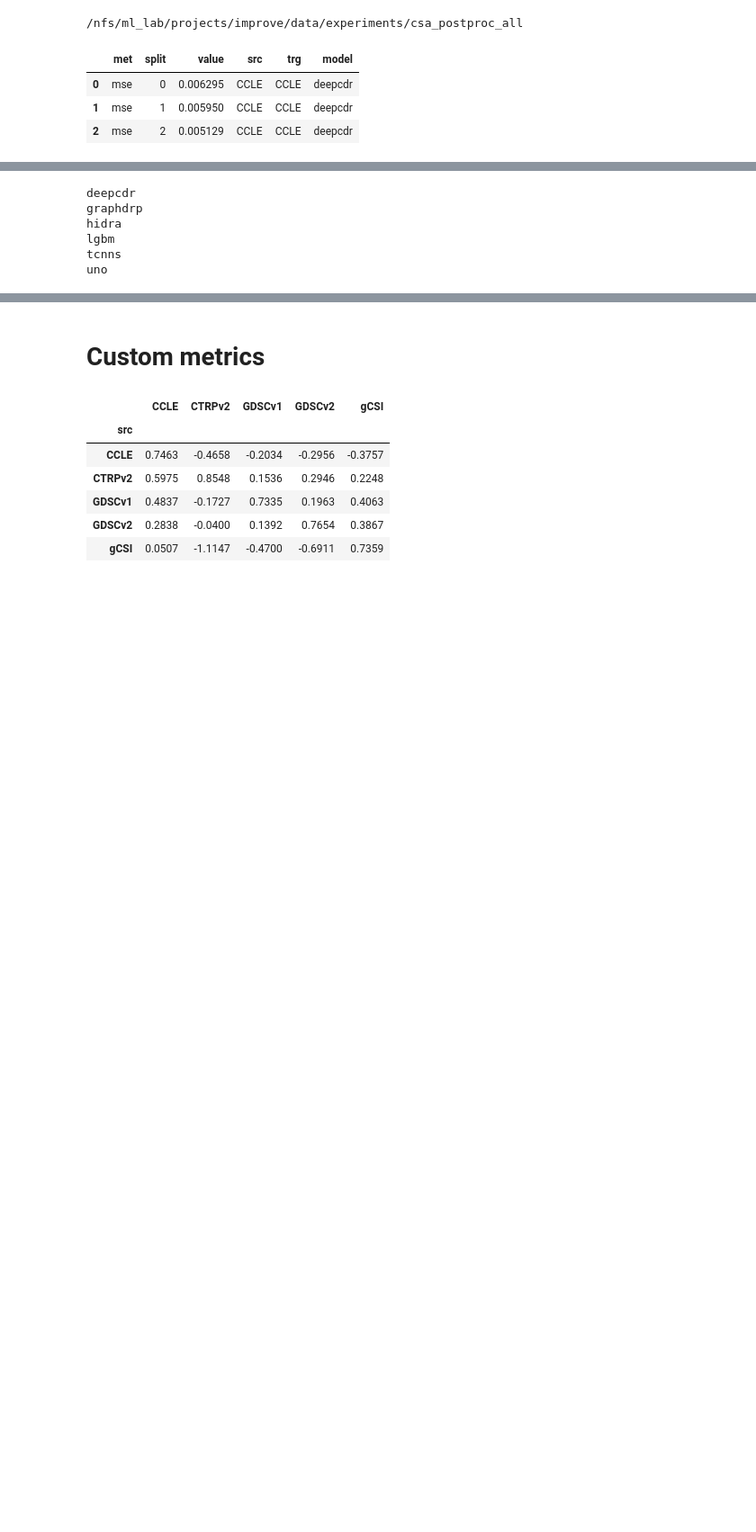
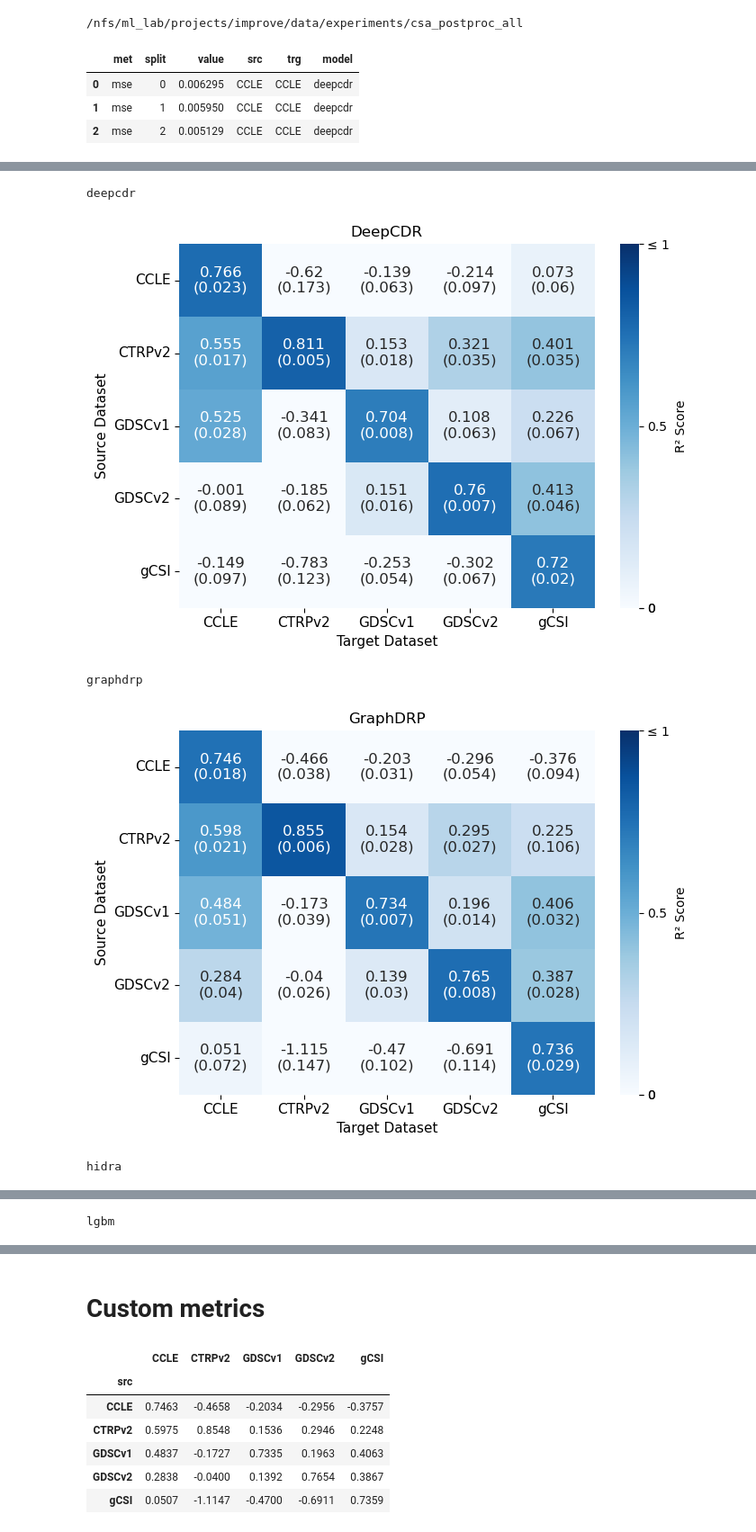
Before and after one commit to adpartin/cross-dataset-drp-paper, a Jupyter notebook: postprocess_plot.ipynb, the cells around one changed output, grey strips where cells are left out. Shown at 90% size. Saved outputs shown, nothing was run; the diff lists cells and outputs as text; code cells hidden in the pictures; blank space fills up the shorter version.

```diff
--- a/postprocess_plot.ipynb
+++ b/postprocess_plot.ipynb
@@ -143,33 +284,40 @@ See the caveats in the documentation: https://pandas.pydata.org/pandas-docs/stab
 # del model_name
 # %%
 # CSA Scores with Standard Deviations (Linear Scale)
+
+csa_scores_dfs = {}
+csa_stds_dfs = {}
 
 for model_name in model_name_mapping.keys():
     print(model_name)
     mean_csa_filename = f'{model_name}_{metric_name}_mean_csa_table.csv'
     std_csa_filename = f'{model_name}_{metric_name}_std_csa_table.csv'
 
     scores_csa_data = pd.read_csv(filepath / datadir / mean_csa_filename, sep=',')
     std_csa_data = pd.read_csv(filepath / datadir / std_csa_filename, sep=',')
 
     scores_csa_data.set_index("src", inplace=True)
     std_csa_data.set_index("src", inplace=True)
 
+    csa_scores_dfs[model_name] = scores_csa_data
+    csa_stds_dfs[model_name] = std_csa_data
+
     utils.csa_heatmap(
         model_name=model_name,
         metric_name=metric_name,
         scores_csa_data=scores_csa_data,
         std_csa_data=std_csa_data,
+        vmin=0,
+        vmax=1,
         outdir=outdir,
         decimal_digits=3,
-        show=False
+        show=show_plot
     )
 
 del model_name, scores_csa_data, std_csa_data
 # %% [output]
 deepcdr
-graphdrp
-hidra
-lgbm
-tcnns
-uno
+[figure, added]
+graphdrp
+[figure, added]
+hidra
@@ -175,0 +325 @@ uno
+lgbm
```
Also changed, not shown: parts of 23 cells of this notebook, 2 other files.
